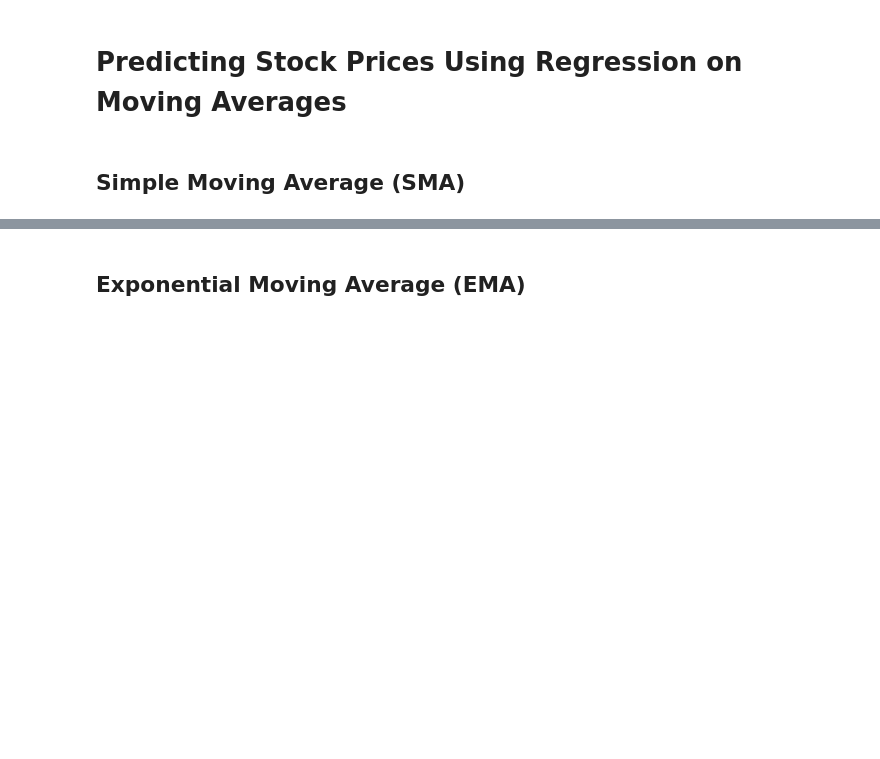
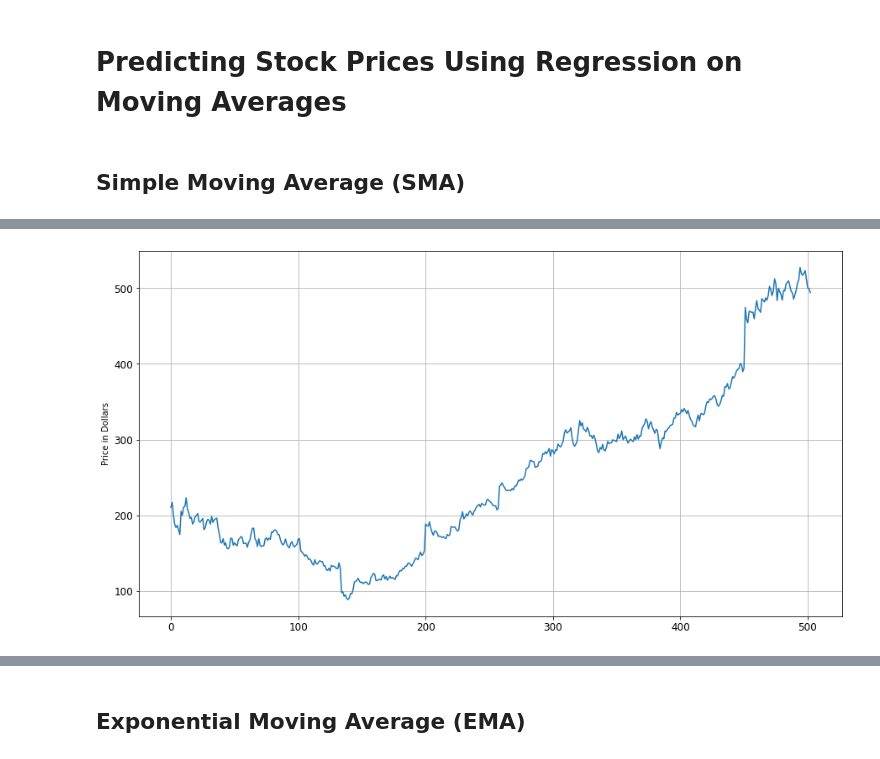
Before and after one commit to jla292/GPTechTrackers, a Jupyter notebook: Moving Averages/MovingAveragesRegression.ipynb, the cells around one changed output, grey strips where cells are left out. Cells and saved outputs as stored; diff of their text form; code cells hidden in the pictures; blank space fills up the shorter version.

Commit message:
Updated Regression (plot is weird)

```diff
--- a/Moving Averages/MovingAveragesRegression.ipynb
+++ b/Moving Averages/MovingAveragesRegression.ipynb
@@ -21,6 +31,12 @@ meta_df = pd.read_csv('../data/META.csv')
 # %%
 # Create 20 days simple moving average column
-meta_df['20_SMA'] = meta_df['Close'].rolling(window = 20, min_periods = 1).mean()
+# meta_df['20_SMA'] = meta_df['Adj Close'].rolling(window = 20, min_periods = 1).mean()
+# convert Date column to datetime
+meta_df['Date'] = pd.to_datetime(meta_df['Date'], format = '%Y-%m-%d')
+# sort by datetime
+meta_df.sort_values(by='Date', inplace=True, ascending=True)
 
 # Create 50 days simple moving average column
 meta_df['50_SMA'] = meta_df['Close'].rolling(window = 50, min_periods = 1).mean()
+meta_df.dropna()
+meta_df.head()
@@ -26,0 +50,8 @@ meta_df['50_SMA'] = meta_df['Close'].rolling(window = 50, min_periods = 1).mean(
+# %%
+# visualize data
+meta_df['Adj Close'].plot(figsize = (15, 8), fontsize = 12)
+plt.grid()
+plt.ylabel('Price in Dollars')
+plt.show()
+# %% [output]
+[figure, added]
```
Also changed, not shown: parts of 5 cells of this notebook.
